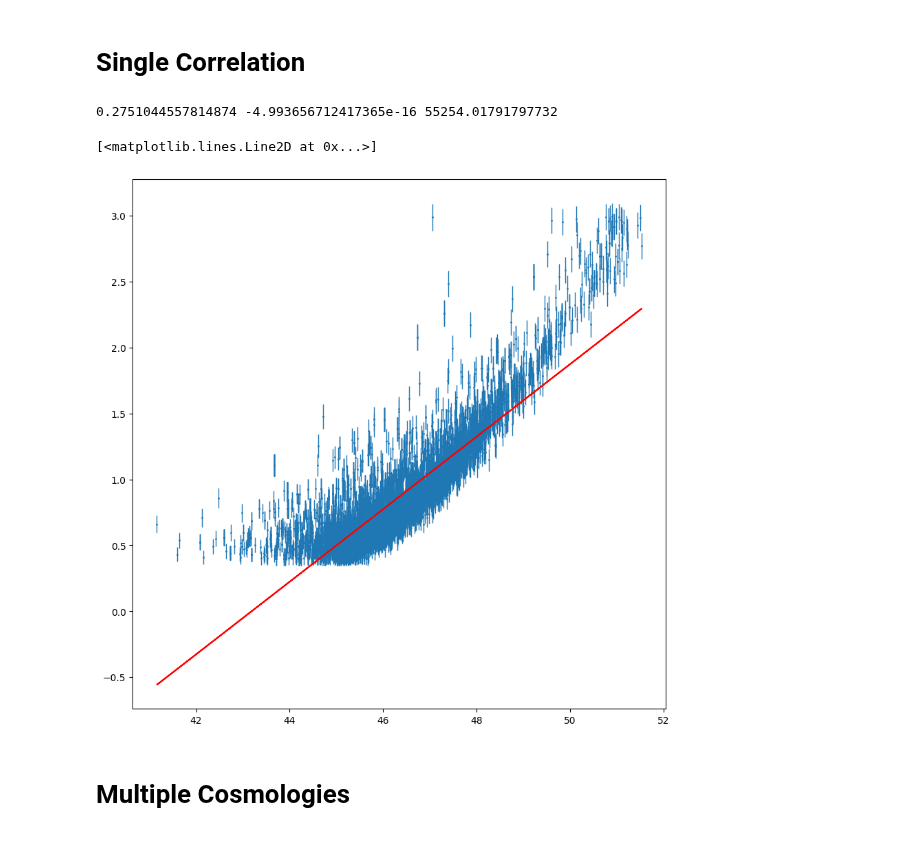
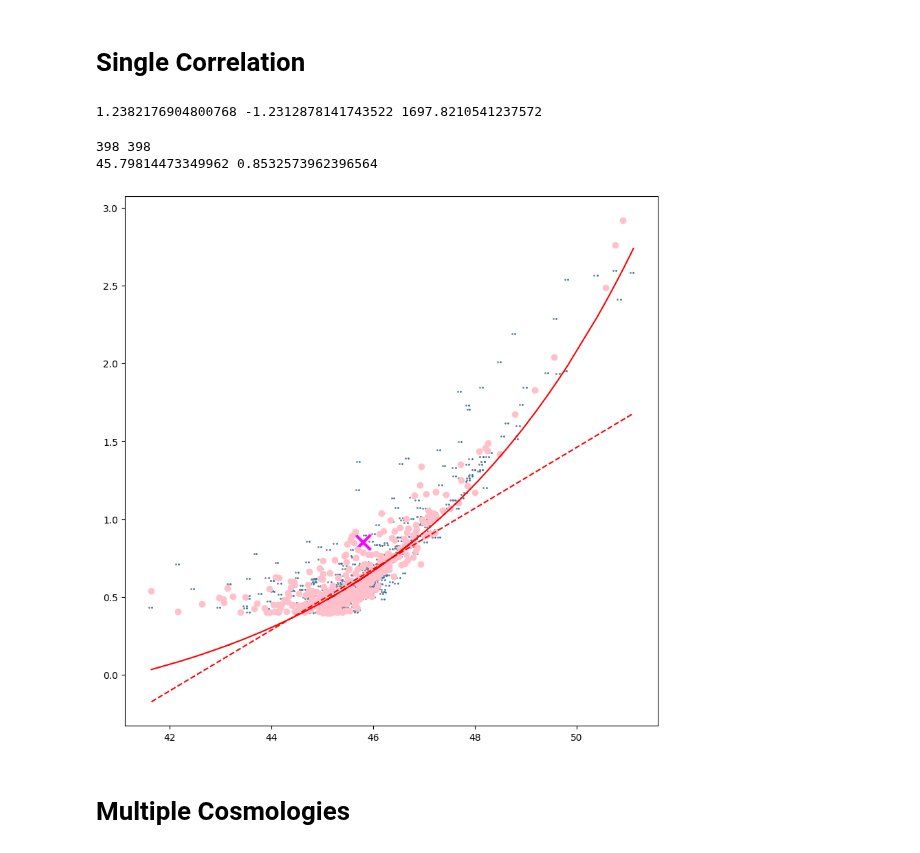
Before and after one commit to joanalnu/OAB-INAF, a Jupyter notebook: GW/Epeak_Eiso.ipynb, the cells around one changed output. Saved outputs shown, nothing was run; the diff lists cells and outputs as text; code cells hidden in the pictures.

```diff
--- a/GW/Epeak_Eiso.ipynb
+++ b/GW/Epeak_Eiso.ipynb
@@ -12,7 +12,7 @@ with h5py.File('nsns_population_joan.hdf5', 'r') as table:
     z = table['z'][()]
     Epeak = np.log10(table['Epeak'][()])
     #Epeak_err = 0.1 * Epeak # 10% errors on Epeak
-    linear_err = 0.1*table['Epeak'][()]
+    linear_err = 0.20*table['Epeak'][()]
     Epeak_err = linear_err / (table['Epeak'][()] + np.log(10))
 
     original_Eiso = np.log10(table['Eiso'][()])
@@ -38,8 +38,17 @@ original_Eiso = original_Eiso[inverse_mask]
 Epeak = Epeak[inverse_mask]
 Epeak_err = Epeak_err[inverse_mask]
 
+sorting_indices = np.argsort(original_Eiso)
+
+z = z[sorting_indices]
+original_Eiso = original_Eiso[sorting_indices]
+Epeak = Epeak[sorting_indices]
+Epeak_err = Epeak_err[sorting_indices]
+
+
 original_Eiso_bc = original_Eiso - np.mean(original_Eiso)
-Epeak_bc = Epeak - np.mean(Epeak)
+ycm = np.mean(Epeak)
+Epeak_bc = Epeak - ycm
 # %% [output]
 0 True
 12 True
@@ -58,6 +67,12 @@ Epeak_bc = Epeak - np.mean(Epeak)
 11567 True
 11568 True
 11569 True
+# %%
+original_Eiso = original_Eiso[z<0.3]
+Epeak = Epeak[z<.3]
+Epeak_bc = Epeak_bc[z<0.3]
+Epeak_err = Epeak_err[z<0.3]
+z = z[z<0.3]
 # %%
 plt.figure(figsize=(10,10))
 plt.scatter(original_Eiso, Epeak, s=3)
@@ -74,38 +89,51 @@ total_err = Epeak_err + extra_err
 standard_cosmo = LambdaCDM(H0=70, Om0=0.3, Ode0=0.7)
 standard_dl = standard_cosmo.luminosity_distance(z).value
 
+def linear(x, p1, p2):
+    return p1*x + p2
+
 def model(x, p1, p2):
-    return p1*x +p2
+    return p1**x + p2
 
-cosmo = LambdaCDM(H0=70, Om0=0.3, Ode0=0.7)
+cosmo = LambdaCDM(H0=70, Om0=0.0, Ode0=1.0)
 dl = cosmo.luminosity_distance(z).value
 
 
 # print('z\tstddl\tdl\tEiso\tEiso_bc\tmean')
 Eiso = 2*np.log10(dl/standard_dl) + original_Eiso
-Eiso_bc = Eiso - np.mean(Eiso)
+xcm = np.mean(Eiso)
+Eiso_bc = Eiso - xcm
 # for i in range(len(z[0:10])):
 #     print(z[i],standard_dl[i], dl[i], original_Eiso[i], Eiso[i], Eiso_bc[i], np.mean(Eiso))
 
 if np.isnan(Eiso_bc).any():
     print('WRONG; WRONG!')
 
-popt, pcov = curve_fit(model, Eiso_bc, Epeak_bc, p0=[0.5, 0.0], bounds=([-10.0, -10.0], [10.0, 10.0])) #, sigma=total_err
+popt_l, pcov_l = curve_fit(linear, Eiso_bc, Epeak_bc, p0=[0.5, 0.0], bounds=([-10.0, -10.0], [10.0, 10.0]), sigma=total_err) # linear
+popt, pcov = curve_fit(model, Eiso_bc, Epeak_bc, p0=[0.5, 0.0], bounds=([-100.0, -100.0], [100.0, 100.0]), sigma=total_err)
+al, bl = popt_l
 a_fit, b_fit = popt
-residuals = Epeak_bc - model(Eiso_bc, *popt)
+residuals = Epeak_bc - linear(Eiso_bc, *popt_l)
 dof = len(Eiso_bc)-2
 chi_value = np.sum((residuals / total_err) ** 2)#/dof
 print(a_fit, b_fit, chi_value)
 # %% [output]
-0.2751044557814874 -4.993656712417365e-16 55254.01791797732
+1.2382176904800768 -1.2312878141743522 1697.8210541237572
 # %%
 plt.figure(figsize=(10,10))
 plt.scatter(Eiso, Epeak, s=1)
-plt.errorbar(Eiso, Epeak, yerr=Epeak_err, fmt='none', elinewidth=1)
-plt.plot(Eiso, model(Eiso_bc, a_fit, b_fit+np.mean(Epeak)), c='r')
+#plt.errorbar(Eiso, Epeak, yerr=Epeak_err, fmt='none', elinewidth=1)
+plt.plot(Eiso, model(Eiso_bc, a_fit, b_fit+ycm), c='r')
+plt.scatter(original_Eiso, Epeak, s=1, c='gray')
+plt.plot(Eiso, linear(Eiso_bc, al, bl+ycm), c='r', linestyle='--')
+plt.scatter(xcm, ycm, marker='x', color='magenta', label='Barycenter', linewidths=3, s=250)
+plt.scatter(original_Eiso[z<0.2], Epeak[z<.2], c='pink')
+print(len(original_Eiso[z<0.2]), len(Epeak[z<0.2]))
+print(xcm, ycm)
 # %% [output]
-[<matplotlib.lines.Line2D at 0x...>]
+398 398
+45.79814473349962 0.8532573962396564
-[figure, old version]
+[figure, new version]
 # %% [markdown]
 # Multiple Cosmologies
 # %%
```
Also changed, not shown: parts of 5 cells of this notebook, 4 other files.
